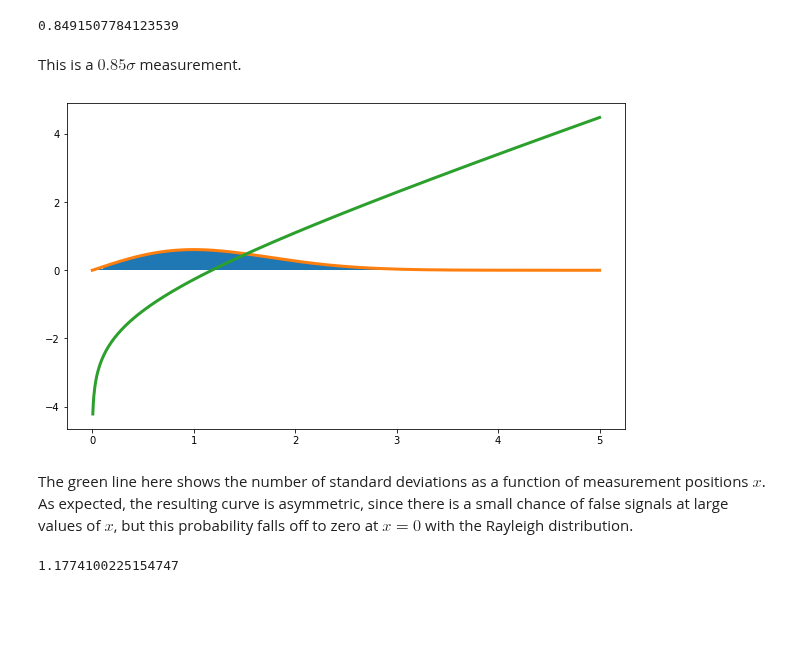
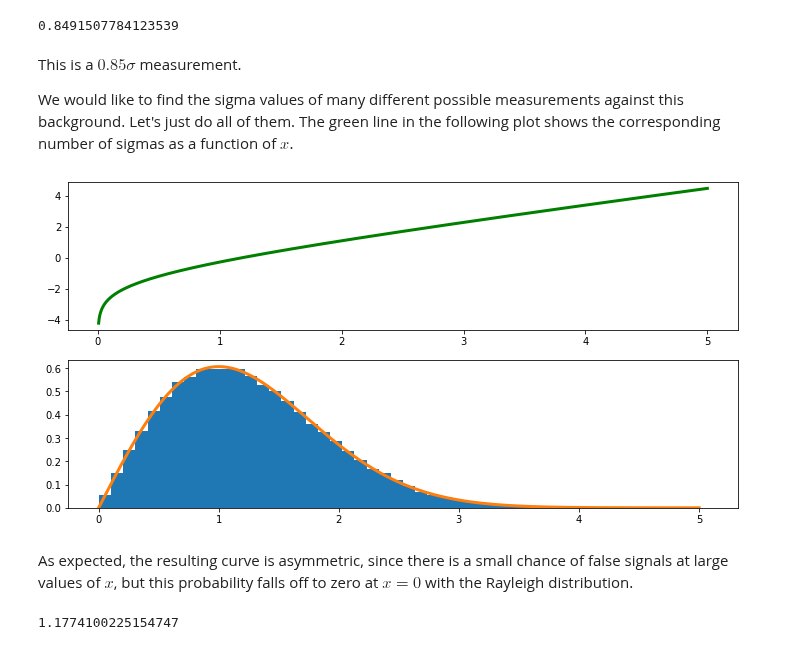
Before and after one commit to jrlivesey/PHYS-434, a Jupyter notebook: Lab_1.ipynb, the cells around one changed output. Cells and saved outputs as stored; diff of their text form; code cells hidden in the pictures; blank space fills up the shorter version.

```diff
--- a/Lab_1.ipynb
+++ b/Lab_1.ipynb
@@ -61,17 +83,20 @@ stats.norm.ppf( stats.rayleigh.cdf(x0) )
 0.8491507784123539
 # %% [markdown]
 This is a $0.85\sigma$ measurement.
+
+We would like to find the sigma values of many different possible measurements against this background. Let's just do all of them. The green line in the following plot shows the corresponding number of sigmas as a function of $x$.
 # %%
-fig, ax = plt.subplots(1, 1, figsize=(10,6))
-ax.hist(stats.rayleigh.rvs(size=100000), 50, density=True)
 x = np.linspace(0, 5, 1000)
-ax.plot(x, stats.rayleigh.pdf(x), linewidth=3)
-ax.plot(x, stats.norm.ppf( stats.rayleigh.cdf(x) ), linewidth=3)
+
+fig, ax = plt.subplots(2, 1, figsize=(12,6))
+ax[0].plot(x, stats.norm.ppf( stats.rayleigh.cdf(x) ), c='g', linewidth=3)
+ax[1].hist(stats.rayleigh.rvs(size=100000), 50, density=True)
+ax[1].plot(x, stats.rayleigh.pdf(x), linewidth=3)
 plt.show();
 # %% [output]
-[figure, old version]
+[figure, new version]
 # %% [markdown]
-The green line here shows the number of standard deviations as a function of measurement positions $x$. As expected, the resulting curve is asymmetric, since there is a small chance of false signals at large values of $x$, but this probability falls off to zero at $x=0$ with the Rayleigh distribution.
+As expected, the resulting curve is asymmetric, since there is a small chance of false signals at large values of $x$, but this probability falls off to zero at $x=0$ with the Rayleigh distribution.
 # %%
 stats.rayleigh.ppf(0.5)
 # %% [output]
```
Also changed, not shown: parts of 14 cells of this notebook.
